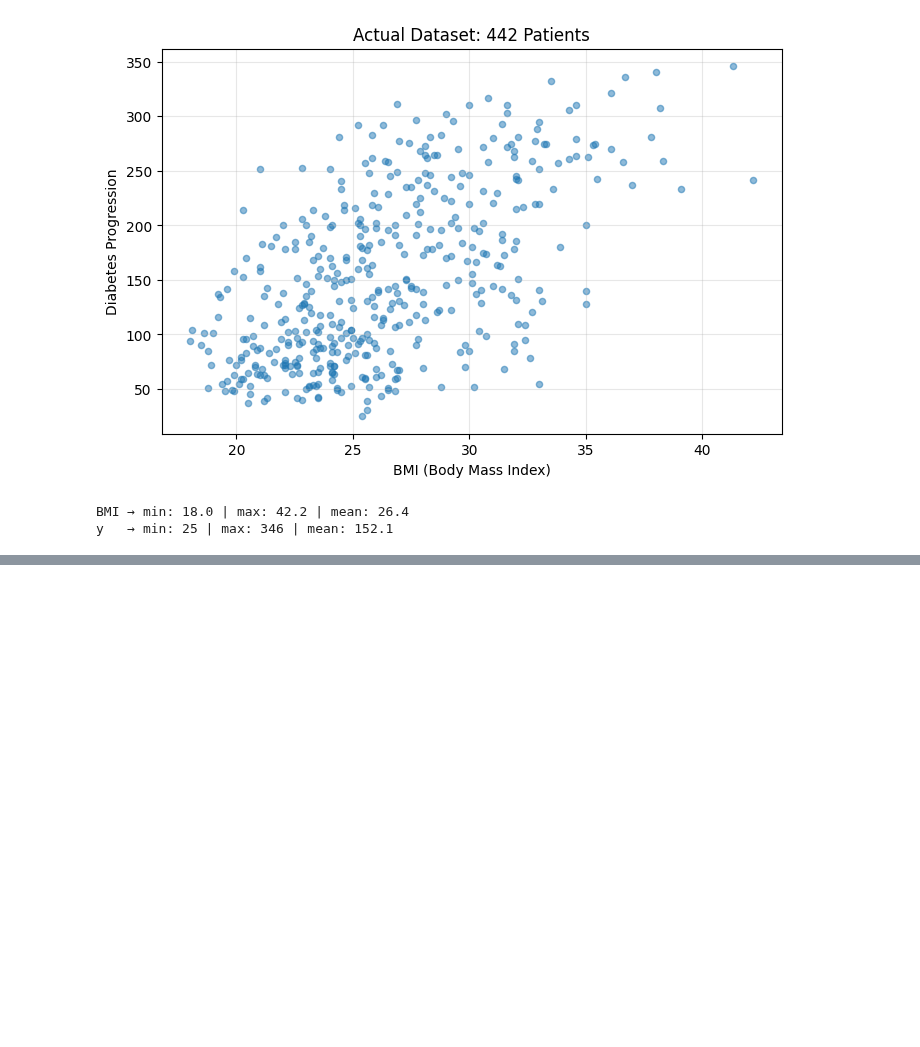
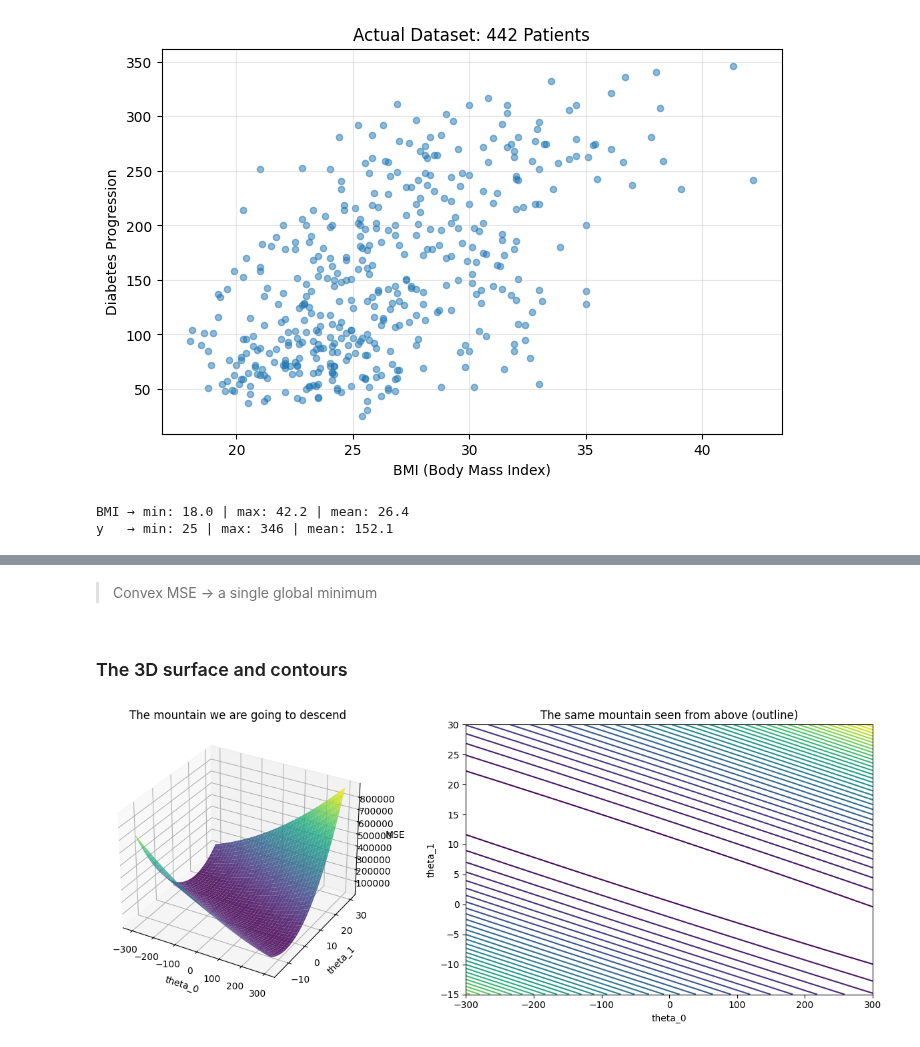
Before and after one commit to DavidCalebChaparroOrozco/hands-on-ml-sklearn-pytorch2026, a Jupyter notebook: notebooks/part1_fundamentals/ch04_training_models/02_gradient_descent_in_practice.ipynb, the cells around one changed output, grey strips where cells are left out. Cells and saved outputs as stored; diff of their text form; code cells hidden in the pictures; blank space fills up the shorter version.

```diff
--- a/notebooks/part1_fundamentals/ch04_training_models/02_gradient_descent_in_practice.ipynb
+++ b/notebooks/part1_fundamentals/ch04_training_models/02_gradient_descent_in_practice.ipynb
@@ -78,0 +130,34 @@ y   → min: 25 | max: 346 | mean: 152.1
+# %% [markdown]
+> Convex MSE → a single global minimum
+# %% [markdown]
+### The 3D surface and contours
+# %%
+from mpl_toolkits.mplot3d import Axes3D
+
+t0_grid = np.linspace(-300, 300, 80)
+t1_grid = np.linspace(-15, 30, 80)
+T0, T1 = np.meshgrid(t0_grid, t1_grid)
+Z = np.zeros_like(T0)
+
+for i in range(T0.shape[0]):
+    for j in range(T0.shape[1]):
+        Z[i, j] = mse(X, y, np.array([T0[i, j], T1[i, j]]))
+
+fig = plt.figure(figsize=(13, 5))
+
+ax = fig.add_subplot(1, 2, 1, projection="3d")
+ax.plot_surface(T0, T1, Z, cmap ="viridis", alpha=0.85)
+ax.set_xlabel("theta_0")
+ax.set_ylabel("theta_1")
+ax.set_zlabel("MSE")
+ax.set_title("The mountain we are going to descend")
+
+ax2 = fig.add_subplot(1, 2, 2)
+cont = ax2.contour(T0, T1, Z, levels=40, cmap="viridis")
+ax2.set_xlabel("theta_0")
+ax2.set_ylabel("theta_1")
+ax2.set_title("The same mountain seen from above (outline)")
+plt.tight_layout()
+plt.show()
+# %% [output]
+[figure, added]
```
Also changed, not shown: parts of 11 cells of this notebook.
